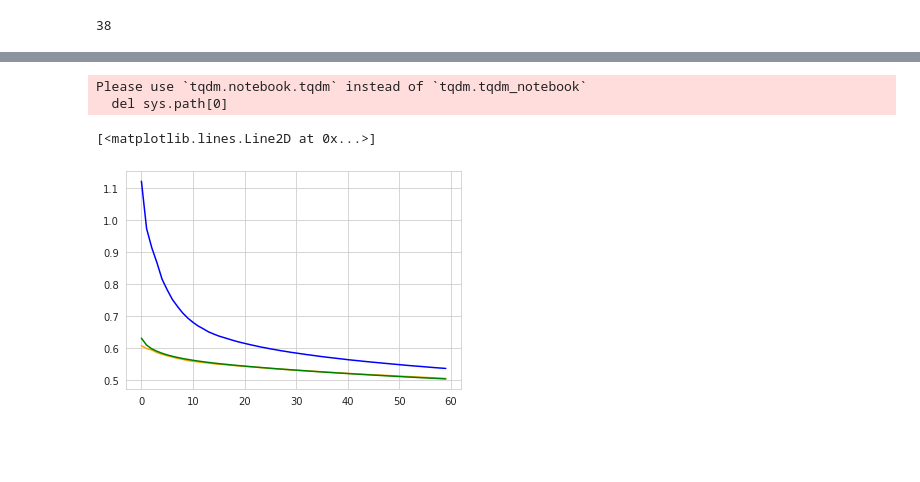
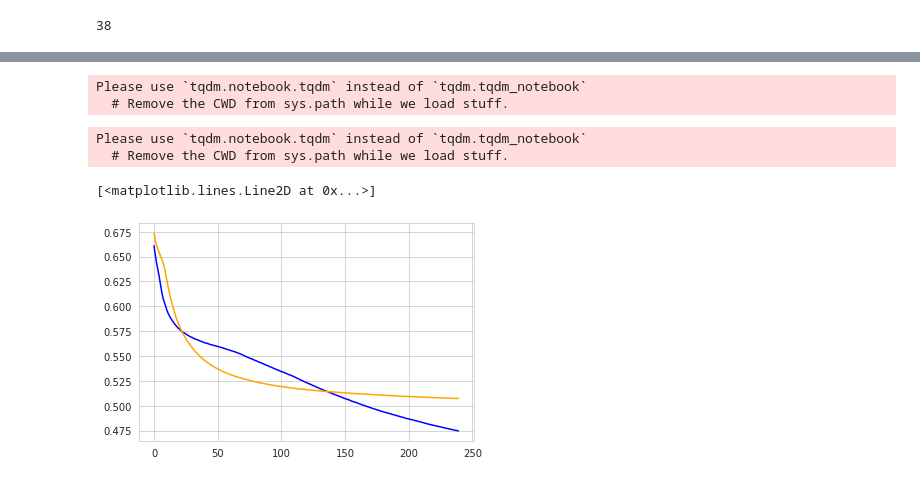
Before and after one commit to blufzzz/Discrete-Curvature-Graph-Classification, a Jupyter notebook: graph_classification.ipynb, the cells around one changed output, grey strips where cells are left out. Drawn from its saved outputs; the diff is of its cells as text; code cells hidden in the pictures; blank space fills up the shorter version.

Commit message:
Added DataLoader, problem: const curvatures

```diff
--- a/graph_classification.ipynb
+++ b/graph_classification.ipynb
@@ -369,32 +393,32 @@ nx.draw(X_mutag_nx_curvature[0], with_labels=True, font_weight='bold')
-# %%
-# curv_net = NetСurvWithReadout(num_features=1, num_classes=num_classes ,hidden=64).to(device)
-# _, loss_history_curv = train_model(curv_net,
-#                               data_mutag,
-#                               y,
-#                               edges_curvatures=edges_curvatures,
-#                               use_ricci_curvature=True,
-#                               n_epochs=60)
-
-# net = NetWithReadout(num_features=1, num_classes=num_classes, hidden=64).to(device)
-# _, loss_history_baseline = train_model(net,
-#                               data_mutag,
-#                               y,
-#                               use_ricci_curvature=False,
-#                               n_epochs=60)
-
-net = NetWithReadout(num_features=1, num_classes=num_classes, hidden=64, n_layers=4, use_dropout=False).to(device)
-_, loss_history_baseline_no_drop_4l = train_model(net,
-                                                data_mutag,
-                                                y,
-                                                use_ricci_curvature=False,
-                                                n_epochs=60)
-# %% [output]
-Please use `tqdm.notebook.tqdm` instead of `tqdm.tqdm_notebook`
-  del sys.path[0]
+# %%
+def make_data(G, y):
+    x = from_networkx(G)
+    x.y = y
+    return x
+data_mutag = [make_data(G,y) for G,y in zip(X_mutag_nx_curvature, y)]
+# %%
+dataloader = DataLoader( data_mutag, batch_size=32)
+for batch in dataloader:
+    break
+# %%
+net = NetWithReadout(num_features=1, num_classes=num_classes, hidden=64).to(device)
+_, loss_history_baseline = train_model(net,
+                                       dataloader,
+                                       n_epochs=240)
+# %% [output]
+Please use `tqdm.notebook.tqdm` instead of `tqdm.tqdm_notebook`
+  # Remove the CWD from sys.path while we load stuff.
+# %%
+curv_net = NetСurvWithReadout(num_features=1, num_classes=num_classes ,hidden=64).to(device)
+_, loss_history_curv = train_model(curv_net,
+                                  dataloader,
+                                  n_epochs=240)
+# %% [output]
+Please use `tqdm.notebook.tqdm` instead of `tqdm.tqdm_notebook`
+  # Remove the CWD from sys.path while we load stuff.
 # %%
 plt.plot(loss_history_curv, 'b')
 plt.plot(loss_history_baseline, 'orange')
-plt.plot(loss_history_baseline_no_drop, 'green')
 # %% [output]
 [<matplotlib.lines.Line2D at 0x...>]
-[figure, old version]
+[figure, new version]
```
Also changed, not shown: parts of 10 cells of this notebook.
